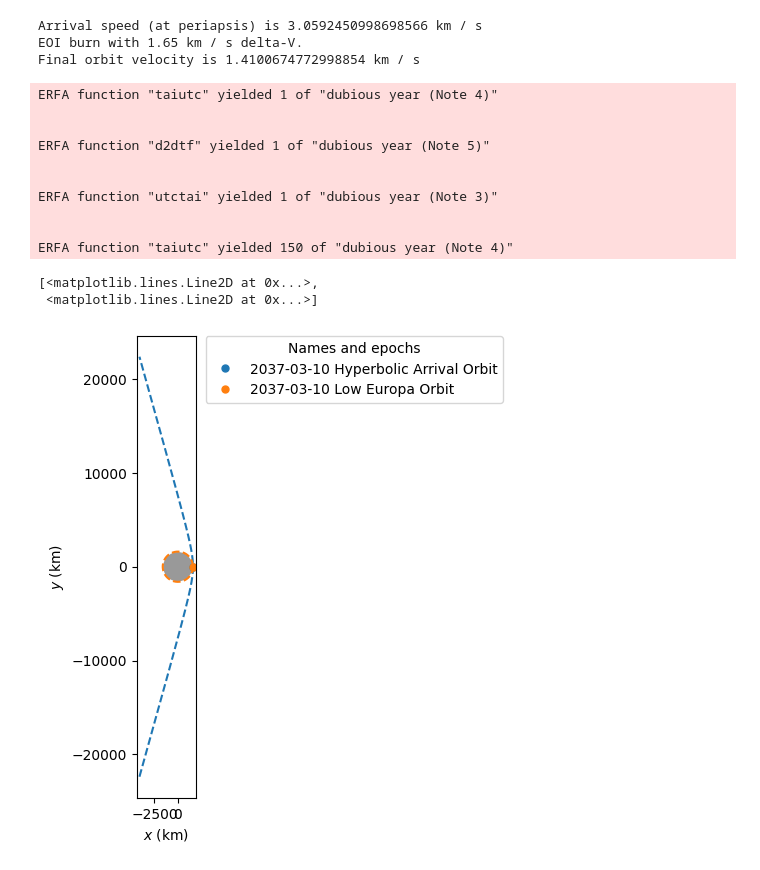
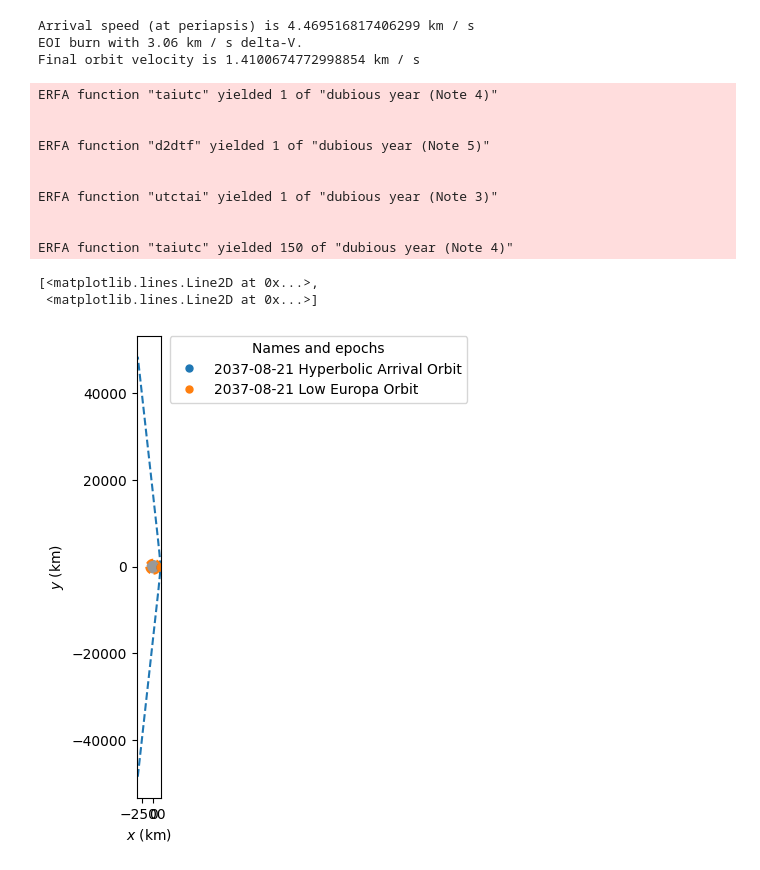
Before and after one commit to jackSN8/Starship_outer_planets_missions, a Jupyter notebook: high_dv_jovian_tour_final.ipynb.ipynb, the cells around one changed output. Cells and saved outputs as stored; diff of their text form; code cells hidden in the pictures.

```diff
--- a/high_dv_jovian_tour_final.ipynb.ipynb
+++ b/high_dv_jovian_tour_final.ipynb.ipynb
@@ -566,4 +554,4 @@ Arrives with distance of 2946.45 km
 # %%
-orbits_post_io=multiple_resonances(pre_io_starship_flyby,Io,10,lower=True,max_num=17,date_1=start_date)
+orbits_post_ganymede=multiple_resonances(pre_ganymede_starship_flyby,Ganymede,4,lower=True,max_num=17,date_1=start_date)
 # %% [output]
 Flyby 1
@@ -626,15 +598,15 @@ print(orbits_post_io[-1].nu)
 # %%
-# #Burn to encounter Ganymede if slingshot fails
+# #Burn to encounter Europa
 transfer_to_ganymede_1=get_single_burn_elliptical_hohmann_brute_force(
-    ganymede_orb.propagate(search_for_ganymede_1_date),
-    starship_post_io,
-    min_departure_wait=60*u.day,
-    max_depature_wait=75*u.day,
+    europa_orb.propagate(search_for_ganymede_1_date),
+    starship_post_ganymede,
+    min_departure_wait=0*u.day,
+    max_depature_wait=25*u.day,
     tof_step=0.5*u.day,
     min_tof=2*u.day,
     max_tof=10*u.day,
     retrograde_only=False,
-    max_encounter_v=5*u.km/u.s,
+    max_encounter_v=4*u.km/u.s,
     fine_scan=False
 )
 # %% [output]
@@ -651,10 +623,14 @@ Best dv: 280.5972636874499 m / s
 # %%
 plotter = StaticOrbitPlotter(plane=Planes.EARTH_ECLIPTIC)
-plotter.plot(starship_post_io, label="Starship Post Io Orbit")
+plotter.plot(starship_post_ganymede, label="Starship Post Io Orbit")
+plotter.plot(europa_orb.propagate(transfer_to_ganymede_1[3]), label="Europa Orbit")
 plotter.plot(ganymede_orb.propagate(transfer_to_ganymede_1[3]), label="Ganymede Orbit")
 plotter.plot(transfer_to_ganymede_1[1].propagate(transfer_to_ganymede_1[3]), label="Transfer Orbit")
 all_orbits.append(transfer_to_ganymede_1[1])
-print(f"Arrival velocity at Ganymede is {np.linalg.norm(transfer_to_ganymede_1[1].propagate(transfer_to_ganymede_1[3]).v - ganymede_orb.propagate(transfer_to_ganymede_1[3]).v):.2f}")
+print(f"Arrival velocity at Europa is {np.linalg.norm(transfer_to_ganymede_1[1].propagate(transfer_to_ganymede_1[3]).v - europa_orb.propagate(transfer_to_ganymede_1[3]).v):.2f}")
 ganymede_arrival_1_date=transfer_to_ganymede_1[3]
 ganymede_starship_flyby_1=transfer_to_ganymede_1[1].propagate(transfer_to_ganymede_1[3])
+final_arrival_date=ganymede_arrival_1_date
+jovian_system_time=(final_arrival_date-start_date).to(u.day)
+print(f"Took {jovian_system_time:.1f} to reach Europa after entering Jovian system")
 # %% [output]
@@ -736,17 +639,0 @@ Best dv: 575.3987656715639 m / s
-# %%
-
-#if g assist doesnt work
-plotter = StaticOrbitPlotter(plane=Planes.EARTH_ECLIPTIC)
-europa_flyby_1_date=ganymede_to_europa_1[3]
-europa_flyby_1=ganymede_to_europa_1[1].propagate(europa_flyby_1_date)
-# plotter.plot(starship_post_ganymede_1, label="Starship Post Ganymede Orbit")
-plotter.plot(starship_post_ganymede_1, label="Starship Post Ganymede Orbit")
-plotter.plot(ganymede_to_europa_1[2], label="Europa at flyby 1")
-plotter.plot(europa_flyby_1, label="Europa Flyby 1")
-# all_orbits.append(europa_flyby_1)
-plotter.plot(ganymede_orb.propagate(europa_flyby_1_date), label="Ganymede Orbit")
-
-flyby_v=np.linalg.norm(europa_flyby_1.v-europa_orb.propagate(europa_flyby_1_date).v)
-print(f"Europa flyby 1 arrival speed is {flyby_v:.2f}")
-print(f"First Europa flyby {europa_flyby_1_date-start_date} after start of simulation.")
-final_arrival_date=europa_flyby_1_date
@@ -804,6 +640,6 @@ Text(0.5, 0, 'Time since Jovian system entry (days)')
 # %%
 # v_sc_arriv = final_arrival_speed
-v_sc_arriv=2.32*u.km/u.s
+v_sc_arriv=4*u.km/u.s
 body1=Europa
 c3_a = np.linalg.norm(v_sc_arriv)**2
 
@@ -811,7 +647,7 @@ c3_a = np.linalg.norm(v_sc_arriv)**2
 r_p = 50*u.km#arrival periapsis
 a_exit = -(body1.k / c3_a).to(u.km)
 ecc_exit = 1 - (r_p+body1.R) / a_exit
-end_date = start_date
+end_date = final_arrival_date
 
 arrival_orbit = Orbit.from_classical(
     body1,
@@ -822,33 +658,33 @@ arrival_orbit = Orbit.from_classical(
     0 * u.deg,
     0 * u.deg,  # We don't mind
     time.Time(end_date, scale="utc"),
 )
 arrival_circular_orbit = Orbit.circular(body1,alt = r_p, epoch=time.Time(end_date, scale="utc"))
 EOI_DV = np.linalg.norm(arrival_orbit.v)-np.linalg.norm(arrival_circular_orbit.v)
 
 print(f"Arrival speed (at periapsis) is {np.linalg.norm(arrival_orbit.v)}")
 print(f"EOI burn with {EOI_DV:.2f} delta-V.")
 print(f"Final orbit velocity is {np.linalg.norm(arrival_circular_orbit.v)}")
 
 
 plotter = StaticOrbitPlotter()
 
 plotter.plot(arrival_orbit, label="Hyperbolic Arrival Orbit")
 plotter.plot(arrival_circular_orbit, label="Low Europa Orbit")
 # %% [output]
-Arrival speed (at periapsis) is 3.0592450998698566 km / s
-EOI burn with 1.65 km / s delta-V.
+Arrival speed (at periapsis) is 4.469516817406299 km / s
+EOI burn with 3.06 km / s delta-V.
 Final orbit velocity is 1.4100674772998854 km / s
 ERFA function "taiutc" yielded 1 of "dubious year (Note 4)"
 
 
 ERFA function "d2dtf" yielded 1 of "dubious year (Note 5)"
 
 
 ERFA function "utctai" yielded 1 of "dubious year (Note 3)"
 
 
 ERFA function "taiutc" yielded 150 of "dubious year (Note 4)"
 [<matplotlib.lines.Line2D at 0x...>,
  <matplotlib.lines.Line2D at 0x...>]
-[figure, old version]
+[figure, new version]
```
Also changed, not shown: parts of 20 cells of this notebook, 8 other files.
